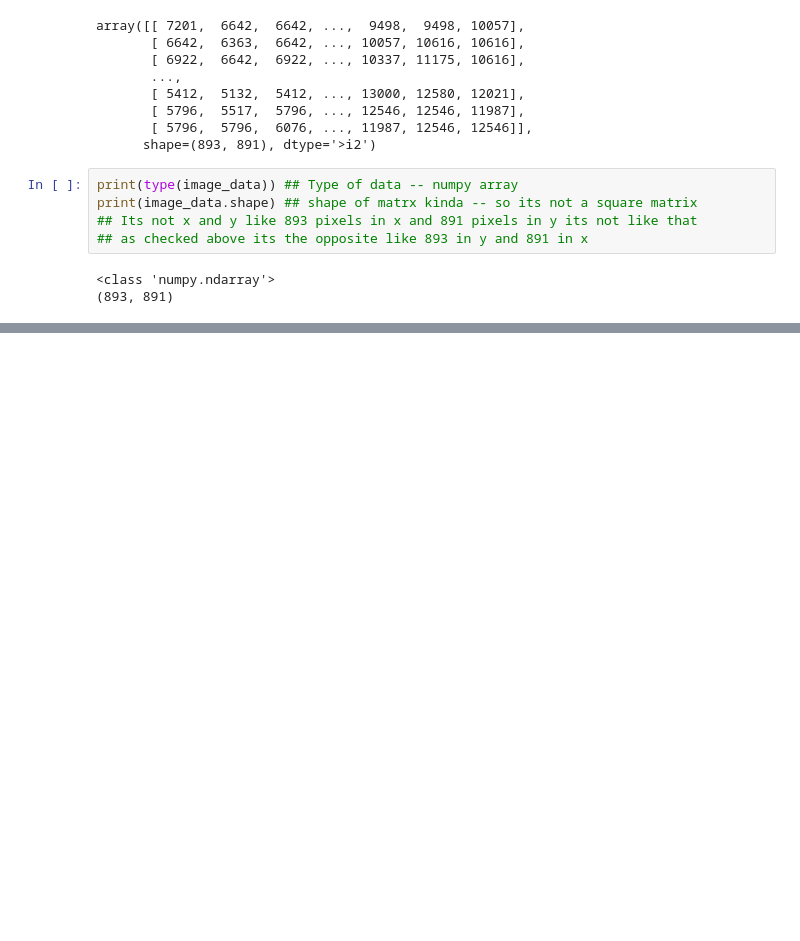
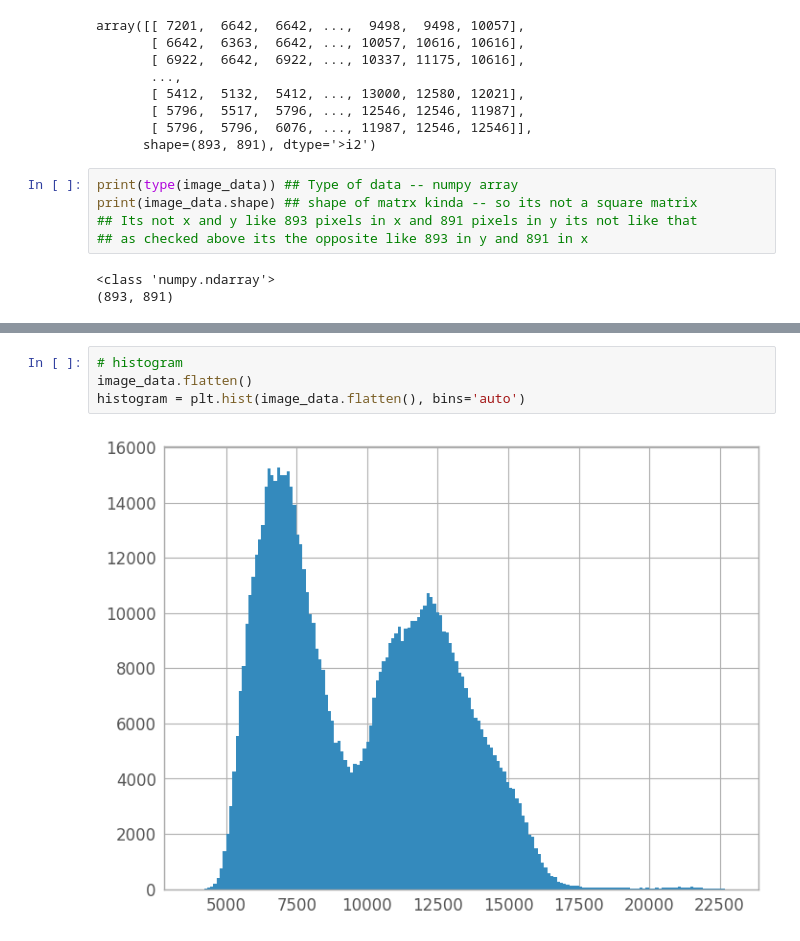
Before and after one commit to Ayushraj2141/isa-intern, a Jupyter notebook: Coding_part/astro_py.ipynb, the cells around one changed output, grey strips where cells are left out. Saved outputs shown, nothing was run; the diff lists cells and outputs as text; blank space fills up the shorter version.

```diff
--- a/Coding_part/astro_py.ipynb
+++ b/Coding_part/astro_py.ipynb
@@ -157,0 +208,6 @@ print(image_data.shape) ## shape of matrx kinda -- so its not a square matrix
+# %%
+# histogram
+image_data.flatten()
+histogram = plt.hist(image_data.flatten(), bins='auto')
+# %% [output]
+[figure, added]
```
Also changed, not shown: parts of 13 cells of this notebook, 1 other file.
